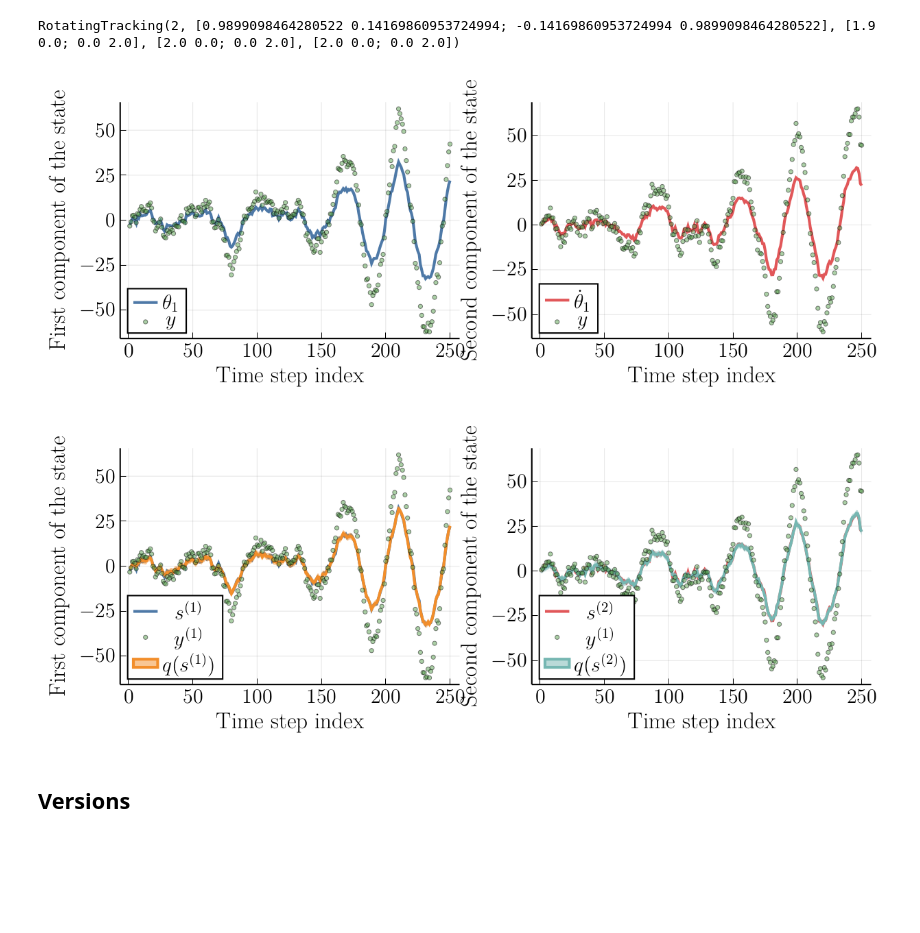
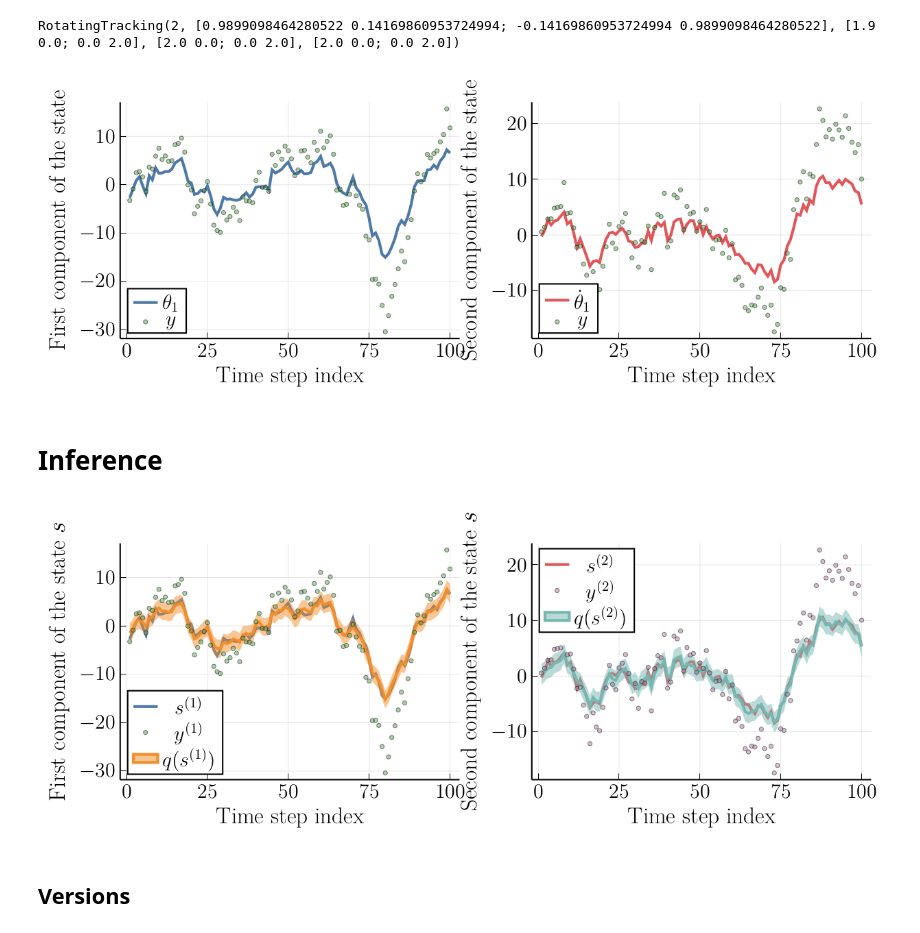
Before and after one commit to bvdmitri/phdthesis, a Jupyter notebook: notebooks/RxInfer/Linear Dynamical System/Plots.ipynb, the cells around one changed output. Saved outputs shown, nothing was run; the diff lists cells and outputs as text; code cells hidden in the pictures; blank space fills up the shorter version.

```diff
--- a/notebooks/RxInfer/Linear Dynamical System/Plots.ipynb
+++ b/notebooks/RxInfer/Linear Dynamical System/Plots.ipynb
@@ -32,8 +36,7 @@ RotatingTracking(2, [0.9899098464280522 0.14169860953724994; -0.1416986095372499
 # Include the model specification
 include(srcdir("models", "rxinfer", "rotating.jl"));
 # %%
-# For plotting purposes I only generate 250 points
-T = 250
+T = 100
 seed = 43
 rng = StableRNG(seed)
 
@@ -63,30 +66,31 @@ p2 = scatter!(p2, prange, getindex.(observations, 2)[prange], ms = 2, msw = 0, c
 
 plot(p1, p2, layout = @layout([ a b ]), size = (800, 300))
 # %% [output]
-[figure, old version]
+[figure, new version]
+# %% [markdown]
+# Inference
 # %%
-rximodel   = rotating(T, environment.A, environment.B, environment.P, environment.Q)
+rximodel   = rotating(T, environment)
 results    = inference(model = rximodel, data = (y = observations, ));
 # %%
 e_states = extract_posteriors(T, results)
 
 em = mean.(e_states)
 ev = std.(e_states)
-p1 = plot(xlabel = "Time step index", ylabel = "Angle (radians)"; pfontsettings...)
 
-p1 = plot(xlabel = "Time step index", ylabel = "First component of the state"; pfontsettings...)
+p1 = plot(xlabel = "Time step index", ylabel = L"First component of the state $s$"; pfontsettings...)
 p1 = plot!(p1, prange, getindex.(states, 1)[prange], color = colors[1], linewidth = 2, label = L"s^{(1)}")
 p1 = scatter!(p1, prange, getindex.(observations, 1)[prange], ms = 2, msw = 0, color = colors[5], alpha = 0.5, label = L"y^{(1)}")
 p1 = plot!(p1, prange, getindex.(em, 1)[prange], ribbon = 3getindex.(ev, 1, 1), color = colors[2], linewidth = 2, label = L"q(s^{(1)})")
 
-p2 = plot(xlabel = "Time step index", ylabel = "Second component of the state"; pfontsettings...)
+p2 = plot(xlabel = "Time step index", ylabel = L"Second component of the state $s$"; pfontsettings..., legend = :topleft)
 p2 = plot!(p2, prange, getindex.(states, 2)[prange], color = colors[3], linewidth = 2, label = L"s^{(2)}")
-p2 = scatter!(p2, prange, getindex.(observations, 2)[prange], ms = 2, msw = 0, color = colors[5], alpha = 0.5, label = L"y^{(1)}")
+p2 = scatter!(p2, prange, getindex.(observations, 2)[prange], ms = 2, msw = 0, color = colors[7], alpha = 0.5, label = L"y^{(2)}")
 p2 = plot!(p2, prange, getindex.(em, 2)[prange], ribbon = 3getindex.(ev, 2, 2), color = colors[4], linewidth = 2, label = L"q(s^{(2)})")
 
 plot(p1, p2, size = (800, 300), layout = @layout([ a b ]))
 # %% [output]
-[figure, old version]
+[figure, new version]
 # %% [markdown]
 ## Versions
 # %%
```
Also changed, not shown: parts of 3 cells of this notebook, 22 other files.
